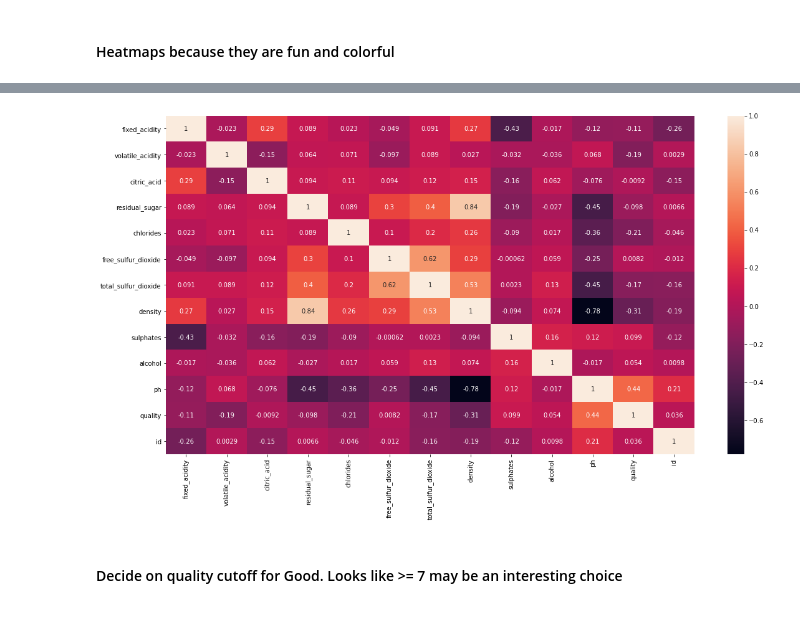
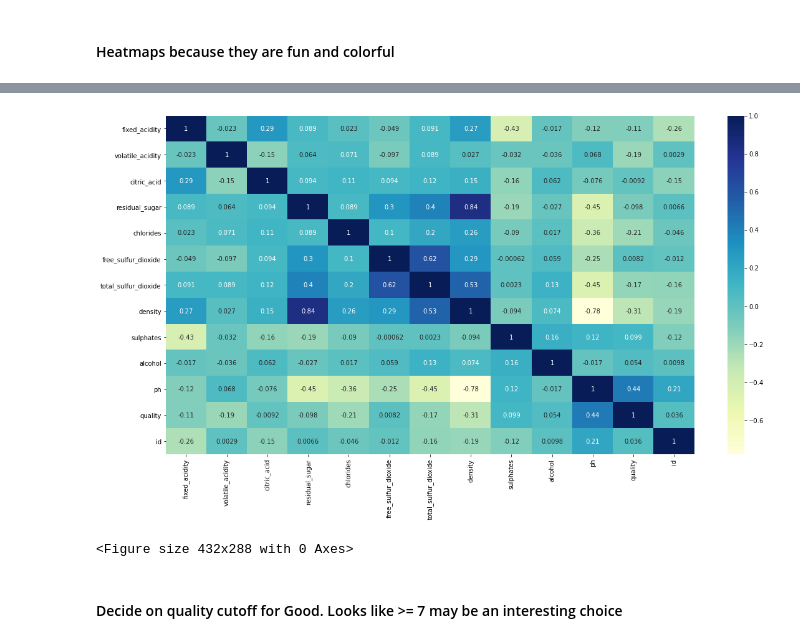
Before and after one commit to Qian8988/Final-Project-Team-7, a Jupyter notebook: all_models_EDA.ipynb, the cells around one changed output, grey strips where cells are left out. Cells and saved outputs as stored; diff of their text form; code cells hidden in the pictures.

Commit message:
heatmap pngs

```diff
--- a/all_models_EDA.ipynb
+++ b/all_models_EDA.ipynb
@@ -177,10 +180,12 @@ plt.show()
 # %%
 # ploting heatmap
 plt.figure(figsize=[19,10])
-sns.heatmap(white_df.corr(),annot=True)
+sns.heatmap(white_df.corr(),cmap="YlGnBu",annot=True)
 plt.show()
+plt.savefig('./Resources/white_map.png',dpi=400)
 # %% [output]
-[figure, old version]
+[figure, new version]
+<Figure size 432x288 with 0 Axes>
 # %% [markdown]
 #### Decide on quality cutoff for Good. Looks like >= 7 may be an interesting choice
 # %%
```
Also changed, not shown: parts of 1 cell of this notebook, 2 other files.
